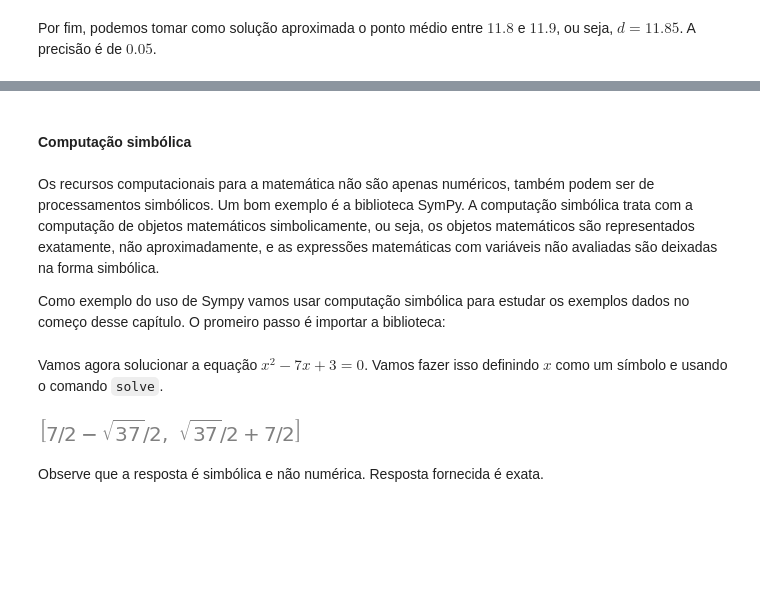
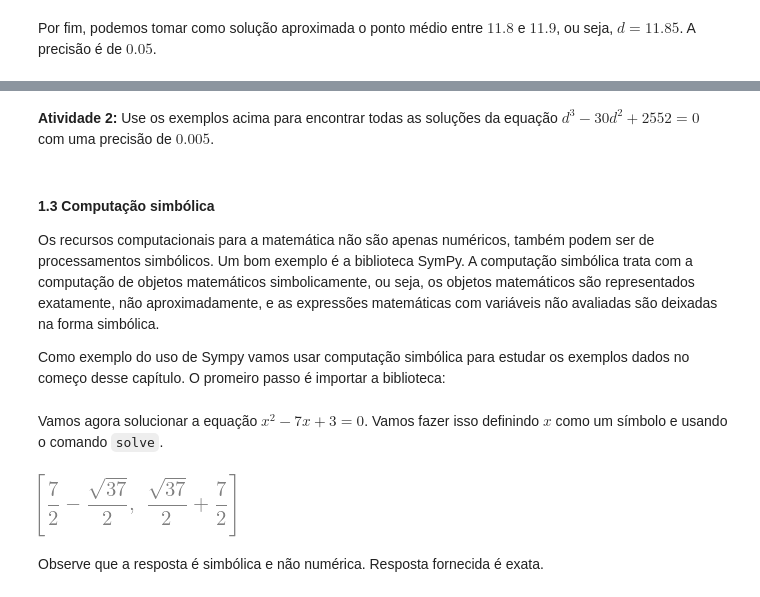
Before and after one commit to tiagoburiol/MatComp_I, a Jupyter notebook: 01_introducao_a_computacao_numerica_e_erros/01_introducao_a_computacao_numerica_e_erros.ipynb, the cells around one changed output, grey strips where cells are left out. Cells and saved outputs as stored; diff of their text form; code cells hidden in the pictures; blank space fills up the shorter version.

```diff
--- a/01_introducao_a_computacao_numerica_e_erros/01_introducao_a_computacao_numerica_e_erros.ipynb
+++ b/01_introducao_a_computacao_numerica_e_erros/01_introducao_a_computacao_numerica_e_erros.ipynb
@@ -131,6 +149,7 @@ Por fim é importante estar atento que ao resolver um problema numericamente, é
-# %% [markdown]
-#### Computação simbólica
+# %% [markdown]
+**Atividade 2:** Use os exemplos acima para encontrar todas as soluções da equação $d^3-30d^2+2552=0$ com uma precisão de $0.005$.
 # %% [markdown]
+#### 1.3 Computação simbólica
 Os recursos computacionais para a matemática não são apenas numéricos, também podem ser de processamentos simbólicos. Um bom exemplo é a biblioteca SymPy. A computação simbólica trata com a computação de objetos matemáticos simbolicamente, ou seja, os objetos matemáticos são representados exatamente, não aproximadamente, e as expressões matemáticas com variáveis não avaliadas são deixadas na forma simbólica.
 
 Como exemplo do uso de Sympy vamos usar computação simbólica para estudar os exemplos dados no começo desse capítulo. O promeiro passo é importar a biblioteca:
@@ -140,10 +159,10 @@ init_printing(use_unicode=True)
 # %% [markdown]
 Vamos agora solucionar a equação $x^2-7x+3=0$. Vamos fazer isso definindo $x$ como um símbolo e usando o comando `solve`.
 # %%
-x = symbols('x')
-solve(x**2-7*x+3, x)
+x = sp.symbols('x')
+sp.solve(x**2-7*x+3, x)
 # %% [output]
-[figure, old version]
+[figure, new version]
 # %% [markdown]
 Observe que a resposta é simbólica e não numérica.  Resposta fornecida é exata.
 # %% [markdown]
```
Also changed, not shown: parts of 37 cells of this notebook.
